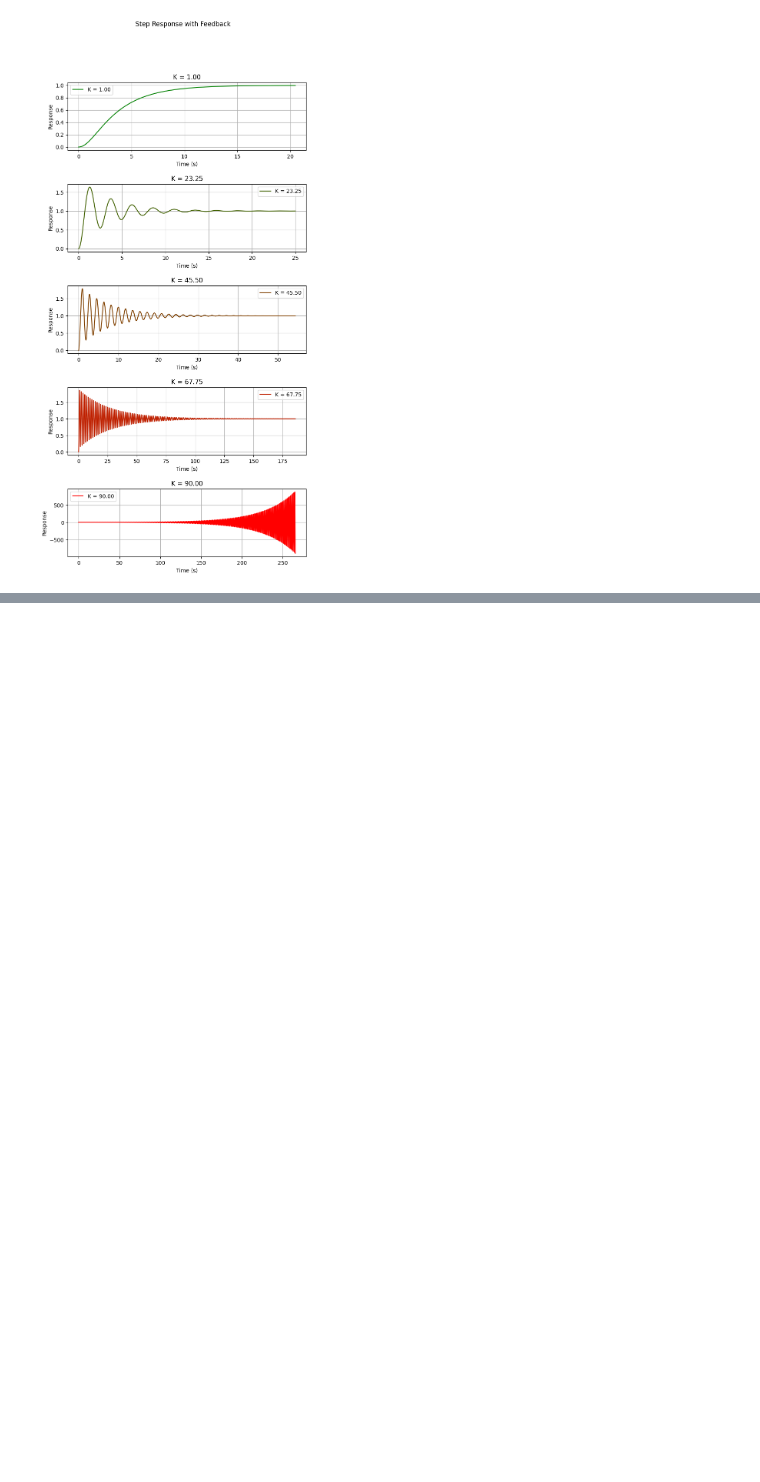
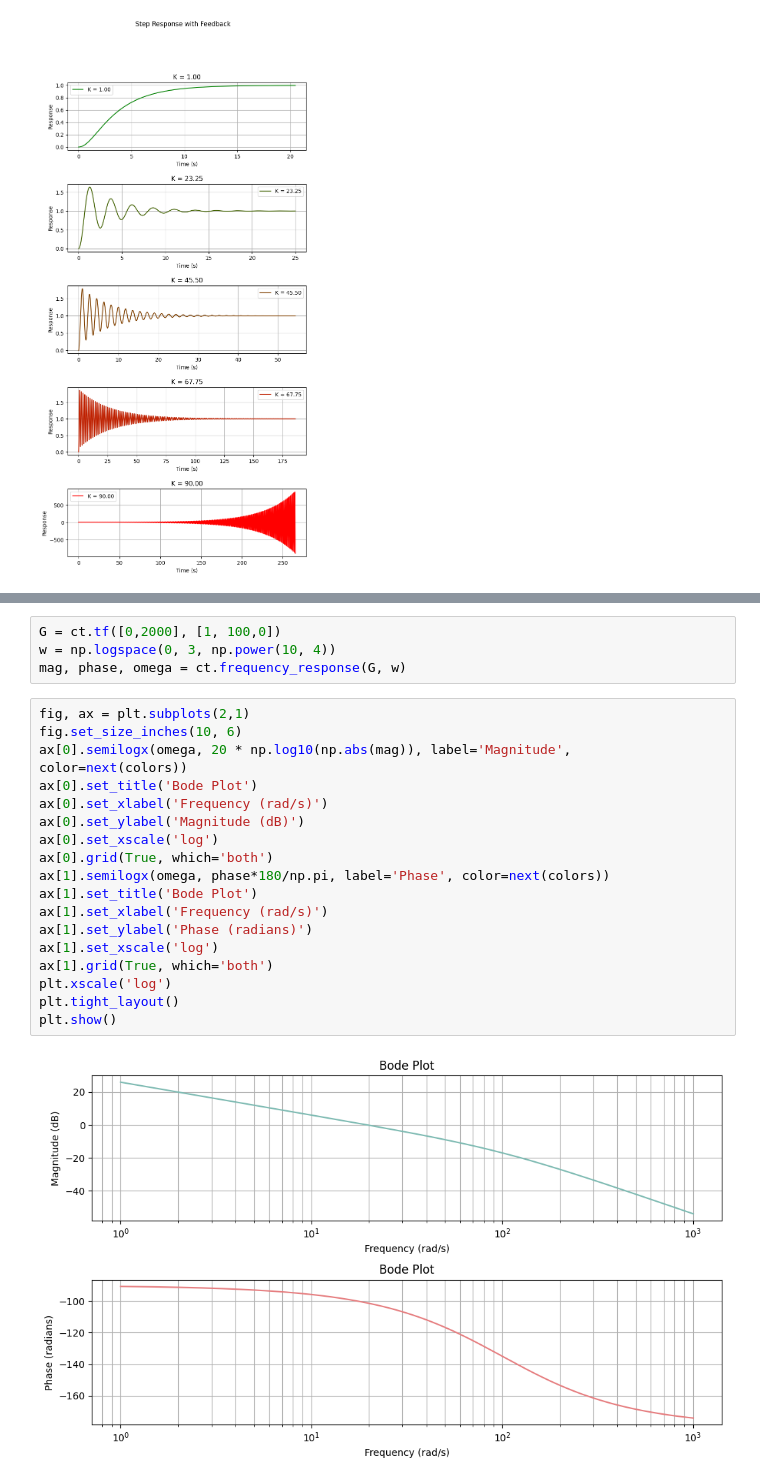
Before and after one commit to Fsyahputra/Sistem-Pengaturan, a Jupyter notebook: Percobaan1.ipynb, the cells around one changed output, grey strips where cells are left out. Cells and saved outputs as stored; diff of their text form; blank space fills up the shorter version.

```diff
--- a/Percobaan1.ipynb
+++ b/Percobaan1.ipynb
@@ -563,0 +595,24 @@ plt.show()
+# %%
+G = ct.tf([0,2000], [1, 100,0])
+w = np.logspace(0, 3, np.power(10, 4))
+mag, phase, omega = ct.frequency_response(G, w)
+# %%
+fig, ax = plt.subplots(2,1)
+fig.set_size_inches(10, 6)
+ax[0].semilogx(omega, 20 * np.log10(np.abs(mag)), label='Magnitude', color=next(colors))
+ax[0].set_title('Bode Plot')
+ax[0].set_xlabel('Frequency (rad/s)')
+ax[0].set_ylabel('Magnitude (dB)')
+ax[0].set_xscale('log')
+ax[0].grid(True, which='both')
+ax[1].semilogx(omega, phase*180/np.pi, label='Phase', color=next(colors))
+ax[1].set_title('Bode Plot')
+ax[1].set_xlabel('Frequency (rad/s)')
+ax[1].set_ylabel('Phase (radians)')
+ax[1].set_xscale('log')
+ax[1].grid(True, which='both')
+plt.xscale('log')
+plt.tight_layout()
+plt.show()
+# %% [output]
+[figure, added]
```
Also changed, not shown: parts of 10 cells of this notebook.
